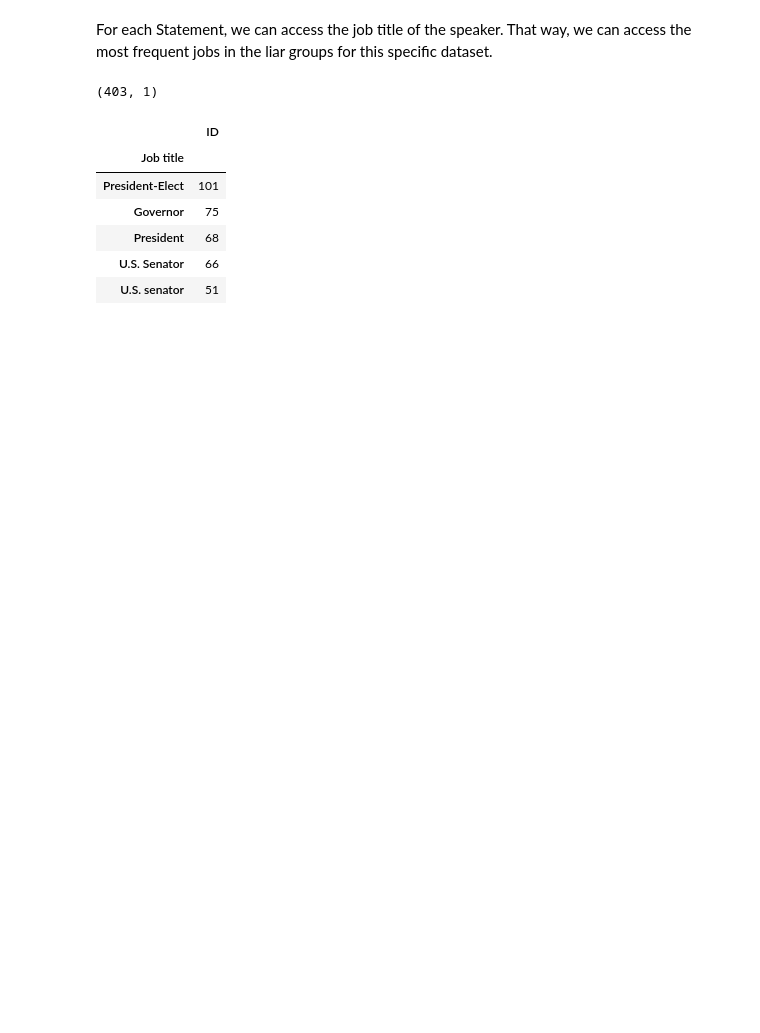
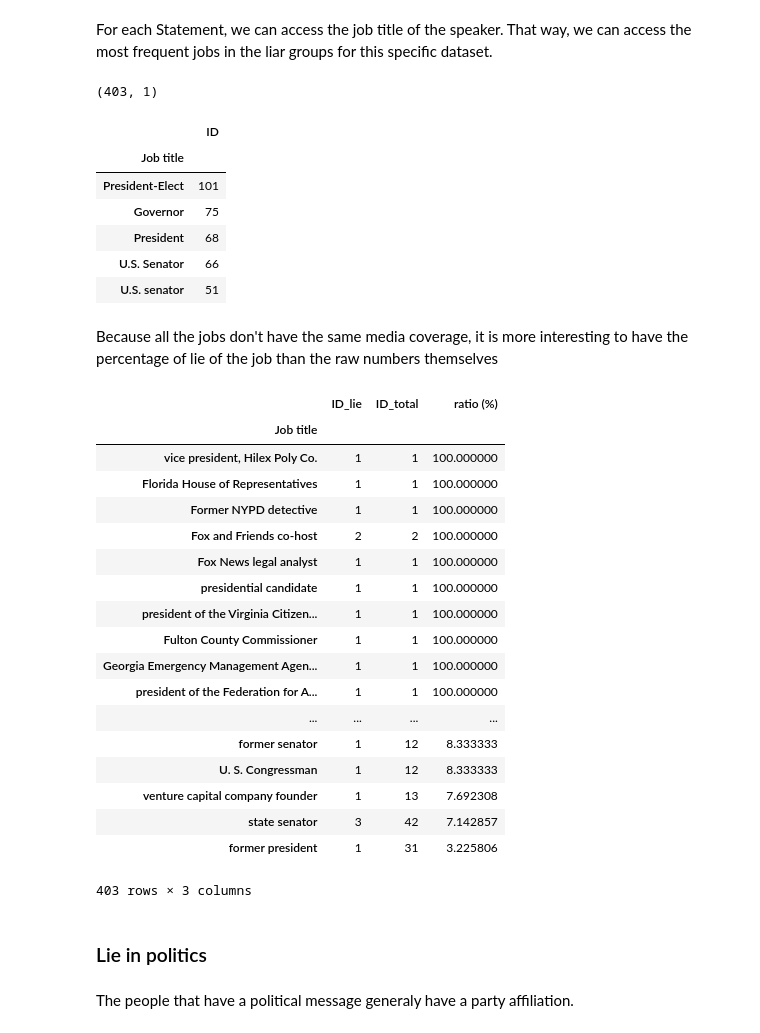
Before and after one commit to nicolasFontbonne/ADA-FakeNews, a Jupyter notebook: main_analysis.ipynb, the cells around one changed output. Saved outputs shown, nothing was run; the diff lists cells and outputs as text; code cells hidden in the pictures; blank space fills up the shorter version.

Commit message:
percent %

```diff
--- a/main_analysis.ipynb
+++ b/main_analysis.ipynb
@@ -71,14 +91,14 @@ lie = liar[liar['Label'] == 'false']
 # %% [markdown]
 For each Statement, we can access the job title of the speaker. That way, we can access the most frequent jobs in the liar groups for this specific dataset.
 # %%
-job_lie = lie.groupby("Job title").count()
-job_lie = job_lie[["ID"]]
-job_lie.shape
+jobs_lie = lie.groupby("Job title").count()
+jobs_lie = jobs_lie[["ID"]]
+jobs_lie.shape
 # %% [output]
 (403, 1)
 # %%
-job_lie = job_lie.sort_values(by=['ID'], ascending = False)
-job_lie.head()
+jobs_lie = jobs_lie.sort_values(by=['ID'], ascending = False)
+jobs_lie.head()
 # %% [output]
 |  | ID |
 | Job title |  |
@@ -87,3 +107,35 @@ job_lie.head()
 | President | 68 |
 | U.S. Senator | 66 |
 | U.S. senator | 51 |
+# %% [markdown]
+Because all the jobs don't have the same media coverage, it is more interesting to have the percentage of lie of the job than the raw numbers themselves
+# %%
+jobs_lie = jobs_lie.join(jobs, lsuffix = '_lie', rsuffix = '_total')
+# %%
+jobs_lie["ratio (%)"] =jobs_lie["ID_lie"]/jobs_lie["ID_total"]*100
+# %%
+jobs_lie.sort_values(by=['ratio (%)'], ascending = False)
+# %% [output]
+|  | ID_lie | ID_total | ratio (%) |
+| Job title |  |  |  |
+| vice president, Hilex Poly Co. | 1 | 1 | 100.000000 |
+| Florida House of Representatives | 1 | 1 | 100.000000 |
+| Former NYPD detective | 1 | 1 | 100.000000 |
+| Fox and Friends co-host | 2 | 2 | 100.000000 |
+| Fox News legal analyst | 1 | 1 | 100.000000 |
+| presidential candidate | 1 | 1 | 100.000000 |
+| president of the Virginia Citizen... | 1 | 1 | 100.000000 |
+| Fulton County Commissioner | 1 | 1 | 100.000000 |
+| Georgia Emergency Management Agen... | 1 | 1 | 100.000000 |
+| president of the Federation for A... | 1 | 1 | 100.000000 |
+| ... | ... | ... | ... |
+| former senator | 1 | 12 | 8.333333 |
+| U. S. Congressman | 1 | 12 | 8.333333 |
+| venture capital company founder | 1 | 13 | 7.692308 |
+| state senator | 3 | 42 | 7.142857 |
+| former president | 1 | 31 | 3.225806 |
+403 rows × 3 columns
+# %% [markdown]
+### Lie in politics
+# %% [markdown]
+The people that have a political message generaly have a party affiliation.
```
Also changed, not shown: parts of 12 cells of this notebook.
